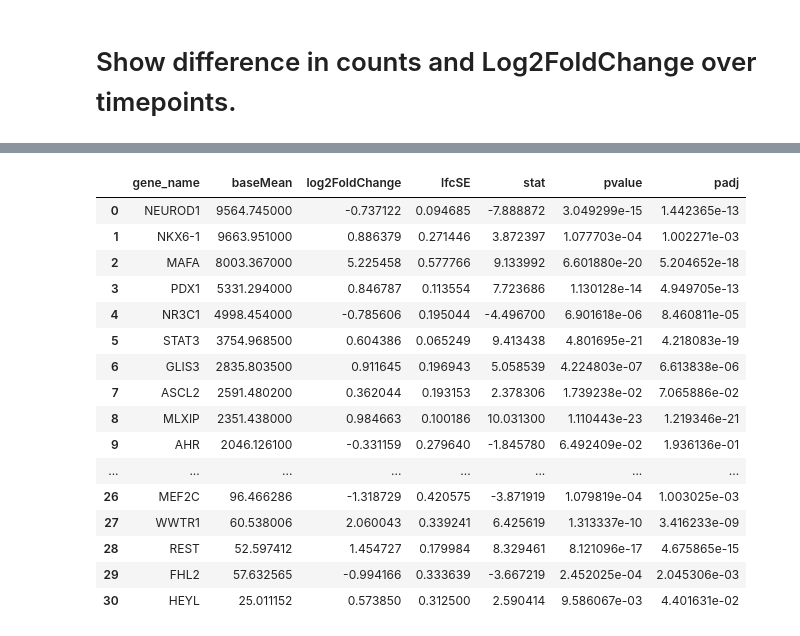
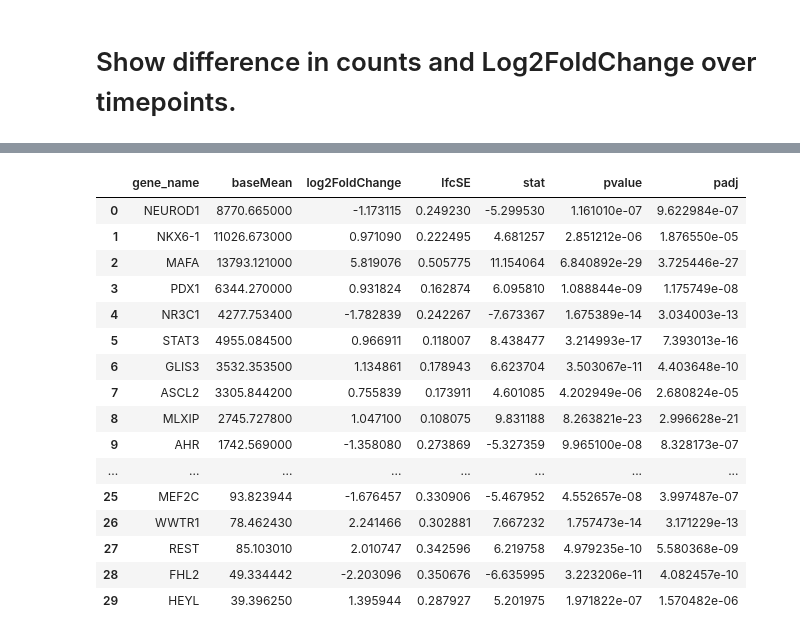
Before and after one commit to AlexanderFastner/MAFA_functional_analysis, a Jupyter notebook: notebooks/WT_timepoint_comparison.ipynb, the cells around one changed output, grey strips where cells are left out. Cells and saved outputs as stored; diff of their text form; code cells hidden in the pictures.

```diff
--- a/notebooks/WT_timepoint_comparison.ipynb
+++ b/notebooks/WT_timepoint_comparison.ipynb
@@ -33,23 +59,24 @@ adata
 # %%
 # Read in LFC + avg basemean from tables
 # subset results df by list of genes from veronica
 goi_t01 = pd.read_csv("../figures/direct/WT_T0_T1/goi_timepoints_01.csv")
-goi_t01
+goi_t02 = pd.read_csv("../figures/direct/WT_T0_T2/goi_timepoints_02.csv")
+goi_t02
 # %% [output]
 |  | gene_name | baseMean | log2FoldChange | lfcSE | stat | pvalue | padj |
-| 0 | NEUROD1 | 9564.745000 | -0.737122 | 0.094685 | -7.888872 | 3.049299e-15 | 1.442365e-13 |
-| 1 | NKX6-1 | 9663.951000 | 0.886379 | 0.271446 | 3.872397 | 1.077703e-04 | 1.002271e-03 |
-| 2 | MAFA | 8003.367000 | 5.225458 | 0.577766 | 9.133992 | 6.601880e-20 | 5.204652e-18 |
-| 3 | PDX1 | 5331.294000 | 0.846787 | 0.113554 | 7.723686 | 1.130128e-14 | 4.949705e-13 |
-| 4 | NR3C1 | 4998.454000 | -0.785606 | 0.195044 | -4.496700 | 6.901618e-06 | 8.460811e-05 |
-| 5 | STAT3 | 3754.968500 | 0.604386 | 0.065249 | 9.413438 | 4.801695e-21 | 4.218083e-19 |
-| 6 | GLIS3 | 2835.803500 | 0.911645 | 0.196943 | 5.058539 | 4.224803e-07 | 6.613838e-06 |
-| 7 | ASCL2 | 2591.480200 | 0.362044 | 0.193153 | 2.378306 | 1.739238e-02 | 7.065886e-02 |
-| 8 | MLXIP | 2351.438000 | 0.984663 | 0.100186 | 10.031300 | 1.110443e-23 | 1.219346e-21 |
-| 9 | AHR | 2046.126100 | -0.331159 | 0.279640 | -1.845780 | 6.492409e-02 | 1.936136e-01 |
+| 0 | NEUROD1 | 8770.665000 | -1.173115 | 0.249230 | -5.299530 | 1.161010e-07 | 9.622984e-07 |
+| 1 | NKX6-1 | 11026.673000 | 0.971090 | 0.222495 | 4.681257 | 2.851212e-06 | 1.876550e-05 |
+| 2 | MAFA | 13793.121000 | 5.819076 | 0.505775 | 11.154064 | 6.840892e-29 | 3.725446e-27 |
+| 3 | PDX1 | 6344.270000 | 0.931824 | 0.162874 | 6.095810 | 1.088844e-09 | 1.175749e-08 |
+| 4 | NR3C1 | 4277.753400 | -1.782839 | 0.242267 | -7.673367 | 1.675389e-14 | 3.034003e-13 |
+| 5 | STAT3 | 4955.084500 | 0.966911 | 0.118007 | 8.438477 | 3.214993e-17 | 7.393013e-16 |
+| 6 | GLIS3 | 3532.353500 | 1.134861 | 0.178943 | 6.623704 | 3.503067e-11 | 4.403648e-10 |
+| 7 | ASCL2 | 3305.844200 | 0.755839 | 0.173911 | 4.601085 | 4.202949e-06 | 2.680824e-05 |
+| 8 | MLXIP | 2745.727800 | 1.047100 | 0.108075 | 9.831188 | 8.263821e-23 | 2.996628e-21 |
+| 9 | AHR | 1742.569000 | -1.358080 | 0.273869 | -5.327359 | 9.965100e-08 | 8.328173e-07 |
 | ... | ... | ... | ... | ... | ... | ... | ... |
-| 26 | MEF2C | 96.466286 | -1.318729 | 0.420575 | -3.871919 | 1.079819e-04 | 1.003025e-03 |
-| 27 | WWTR1 | 60.538006 | 2.060043 | 0.339241 | 6.425619 | 1.313337e-10 | 3.416233e-09 |
-| 28 | REST | 52.597412 | 1.454727 | 0.179984 | 8.329461 | 8.121096e-17 | 4.675865e-15 |
-| 29 | FHL2 | 57.632565 | -0.994166 | 0.333639 | -3.667219 | 2.452025e-04 | 2.045306e-03 |
-| 30 | HEYL | 25.011152 | 0.573850 | 0.312500 | 2.590414 | 9.586067e-03 | 4.401631e-02 |
+| 25 | MEF2C | 93.823944 | -1.676457 | 0.330906 | -5.467952 | 4.552657e-08 | 3.997487e-07 |
+| 26 | WWTR1 | 78.462430 | 2.241466 | 0.302881 | 7.667232 | 1.757473e-14 | 3.171229e-13 |
+| 27 | REST | 85.103010 | 2.010747 | 0.342596 | 6.219758 | 4.979235e-10 | 5.580368e-09 |
+| 28 | FHL2 | 49.334442 | -2.203096 | 0.350676 | -6.635995 | 3.223206e-11 | 4.082457e-10 |
+| 29 | HEYL | 39.396250 | 1.395944 | 0.287927 | 5.201975 | 1.971822e-07 | 1.570482e-06 |
```
Also changed, not shown: parts of 4 cells of this notebook, 2 other files.
